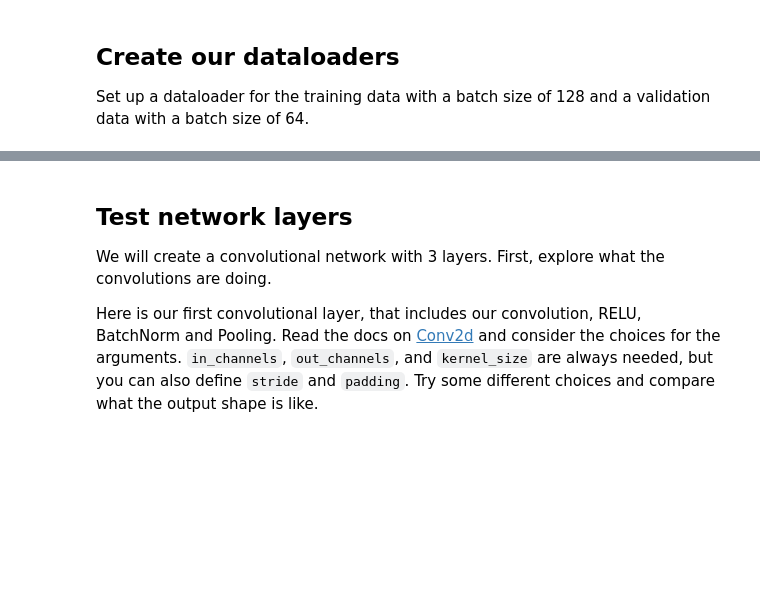
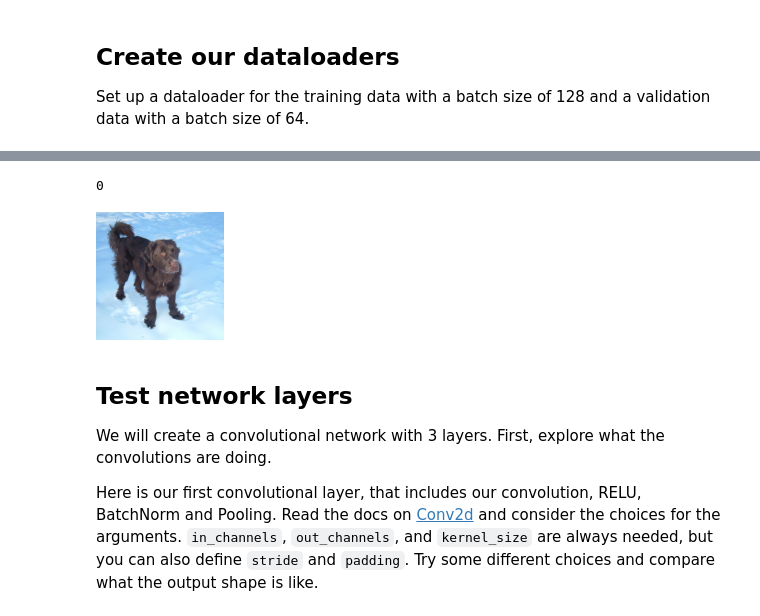
Before and after one commit to leharlow02-glitch/supervised_machine_learning_tutorials, a Jupyter notebook: 4_computervision/4-ComputerVision_Classification.ipynb, the cells around one changed output, grey strips where cells are left out. Drawn from its saved outputs; the diff is of its cells as text; code cells hidden in the pictures; blank space fills up the shorter version.

```diff
--- a/4_computervision/4-ComputerVision_Classification.ipynb
+++ b/4_computervision/4-ComputerVision_Classification.ipynb
@@ -77,8 +92,13 @@ len(training_data), len(validation_data)
 # %%
 # Get a test batch ready for testing the network layers
-X_batch, y_batch =
+X_batch, y_batch = next(iter(dataloader))
 
 # Check the shapes of X_batch, y_batch
+print(y)
+tensor_to_img(X_batch[0])
+# %% [output]
+0
+[figure, added]
 # %% [markdown]
 ## Test network layers
 We will create a convolutional network with 3 layers. First, explore what the convolutions are doing.
```
Also changed, not shown: parts of 24 cells of this notebook.
